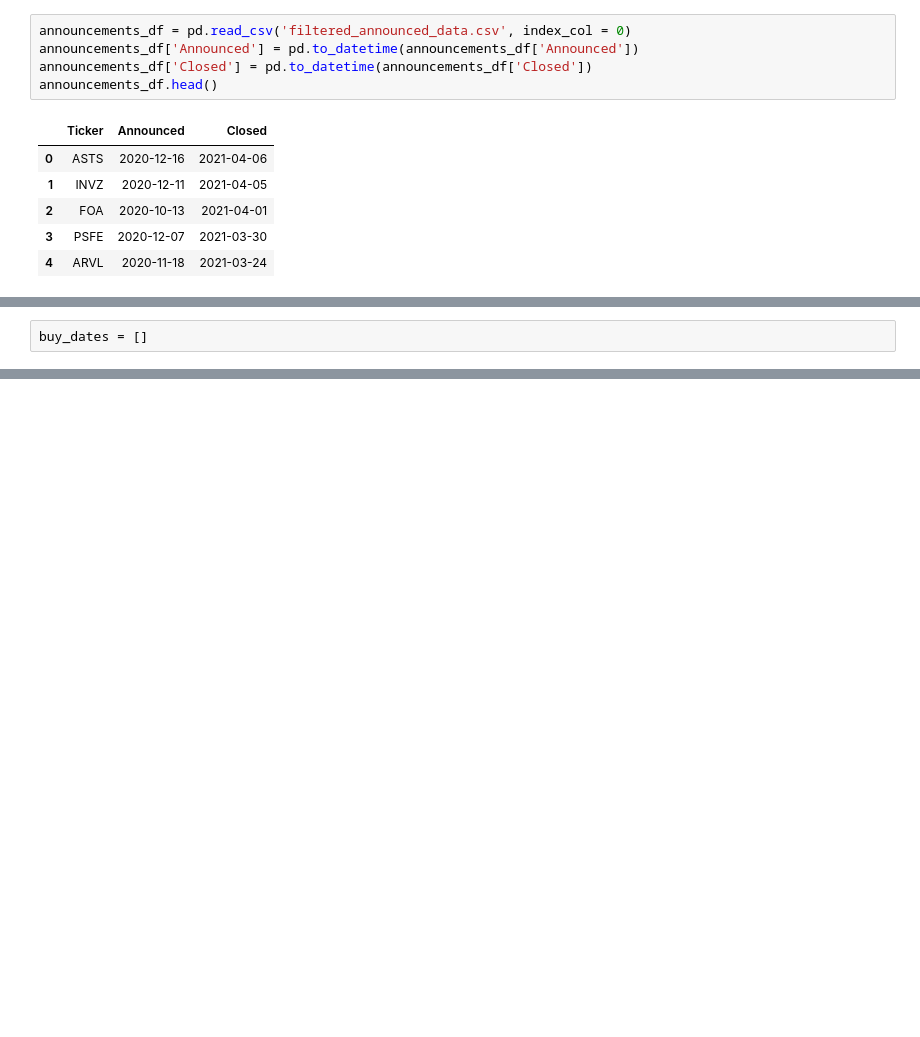
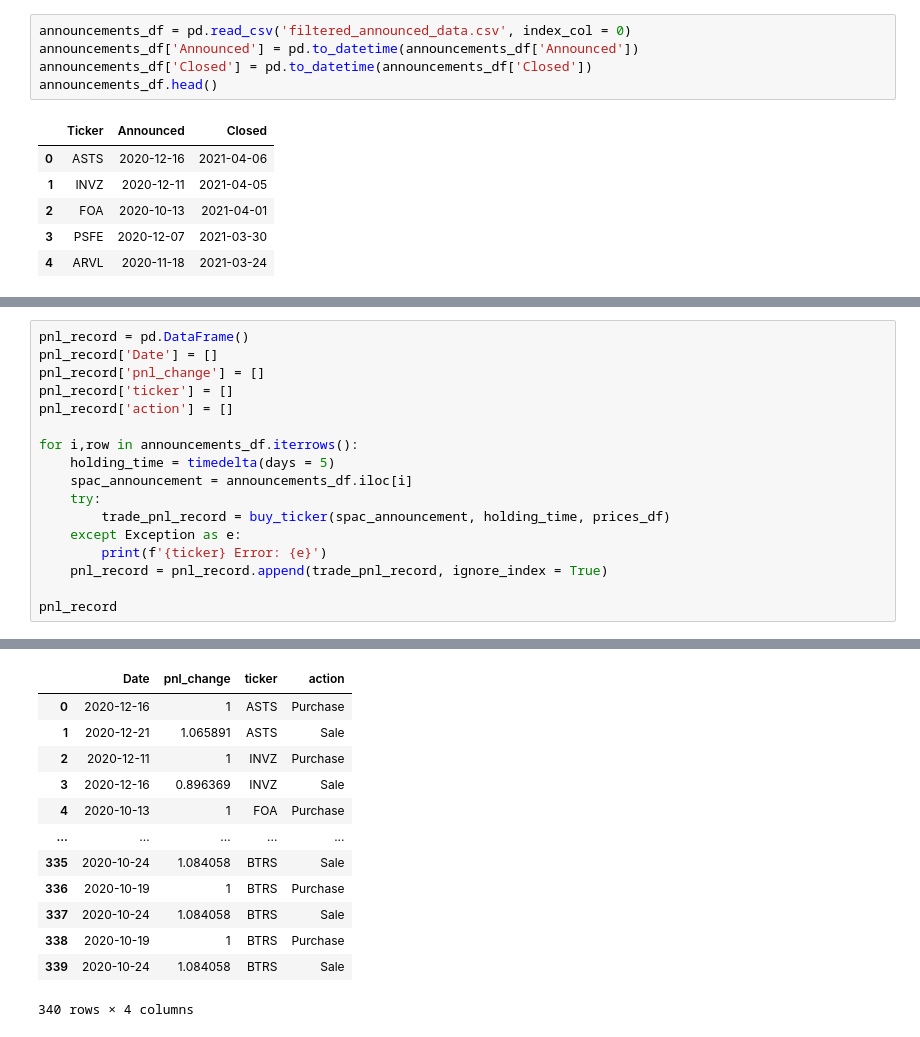
Before and after one commit to rahinroy/spac-ucf, a Jupyter notebook: MN Announcement Trading Backtester.ipynb, the cells around one changed output, grey strips where cells are left out. Cells and saved outputs as stored; diff of their text form; blank space fills up the shorter version.

```diff
--- a/MN Announcement Trading Backtester.ipynb
+++ b/MN Announcement Trading Backtester.ipynb
@@ -123,2 +100,18 @@ INVZ
-# %%
-buy_dates = []
+# %%
+pnl_record = pd.DataFrame()
+pnl_record['Date'] = []
+pnl_record['pnl_change'] = []
+pnl_record['ticker'] = []
+pnl_record['action'] = []
+
+for i,row in announcements_df.iterrows():
+    holding_time = timedelta(days = 5)
+    spac_announcement = announcements_df.iloc[i]
+    try:
+        trade_pnl_record = buy_ticker(spac_announcement, holding_time, prices_df)
+    except Exception as e:
+        print(f'{ticker} Error: {e}')
+    pnl_record = pnl_record.append(trade_pnl_record, ignore_index = True)
+
+pnl_record
+# %% [output]
@@ -124,0 +135,13 @@ buy_dates = []
+|  | Date | pnl_change | ticker | action |
+| 0 | 2020-12-16 | 1 | ASTS | Purchase |
+| 1 | 2020-12-21 | 1.065891 | ASTS | Sale |
+| 2 | 2020-12-11 | 1 | INVZ | Purchase |
+| 3 | 2020-12-16 | 0.896369 | INVZ | Sale |
+| 4 | 2020-10-13 | 1 | FOA | Purchase |
+| ... | ... | ... | ... | ... |
+| 335 | 2020-10-24 | 1.084058 | BTRS | Sale |
+| 336 | 2020-10-19 | 1 | BTRS | Purchase |
+| 337 | 2020-10-24 | 1.084058 | BTRS | Sale |
+| 338 | 2020-10-19 | 1 | BTRS | Purchase |
+| 339 | 2020-10-24 | 1.084058 | BTRS | Sale |
+340 rows × 4 columns
```
Also changed, not shown: parts of 11 cells of this notebook.
